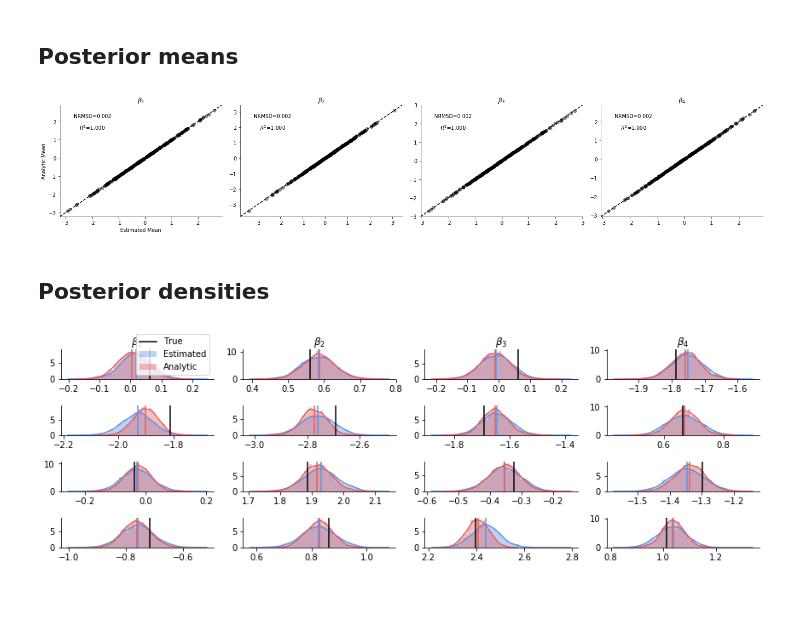
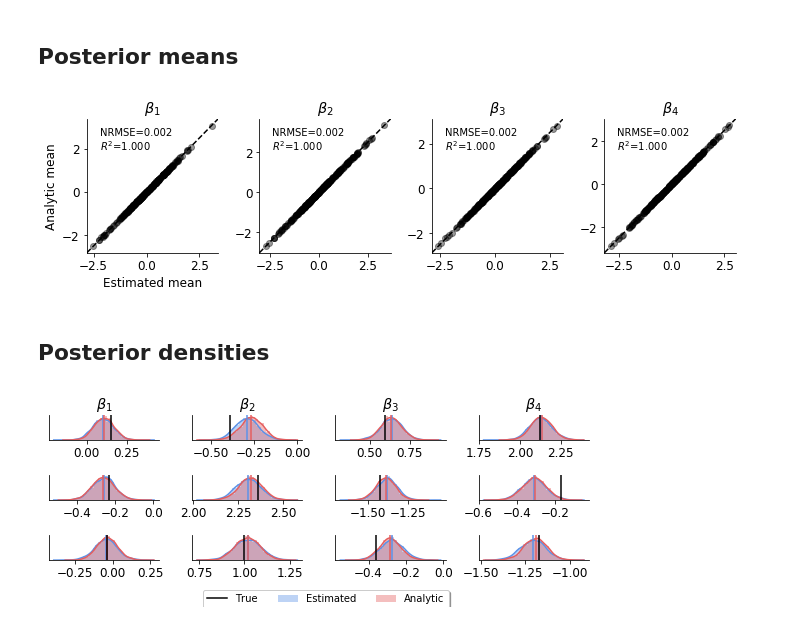
Before and after one commit to stefanradev93/cINN, a Jupyter notebook: 20190413_cINN_Bayesian_Regression_Final.ipynb, the cells around one changed output. Drawn from its saved outputs; the diff is of its cells as text; code cells hidden in the pictures; blank space fills up the shorter version.

```diff
--- a/20190413_cINN_Bayesian_Regression_Final.ipynb
+++ b/20190413_cINN_Bayesian_Regression_Final.ipynb
@@ -76,18 +78,18 @@ class BayesianLinearRegression:
         y = X @ beta + np.random.normal(0., np.sqrt((1/self.a)), n_samples)
         return np.c_[X, y], beta
 
-    def generate_multiple_datasets(self, n_datasets, to_tensor=True, n=None):
+    def generate_multiple_datasets(self, n_datasets, to_tensor=True, n_points=None):
         """Generates multiple regression datasets by calling generate_data() multiple times."""
 
         # Draw n from U(50, 500), if n not fixed
-        if n is None:
-            n = np.random.randint(50, 501)
+        if n_points is None:
+            n_points = np.random.randint(50, 501)
 
-        X = np.zeros((n_datasets, n, self.theta_dim+1))
+        X = np.zeros((n_datasets, n_points, self.theta_dim+1))
         betas = np.zeros((n_datasets, self.theta_dim))
 
         for i in range(n_datasets):
-            D, beta = self.generate_data(n)
+            D, beta = self.generate_data(n_points)
             X[i] = D
             betas[i] = beta
         if to_tensor:
@@ -106,7 +108,6 @@ class BayesianLinearRegression:
             true_vars[i, :] = np.diag(post.cov)
         return true_means, true_vars
 
-
     def posterior_beta(self, D, n_samples=None):
         """Computes the posterior of beta given data as described above."""
 
@@ -122,9 +123,9 @@ class BayesianLinearRegression:
             return stats.multivariate_normal(mu, cov)
         return stats.multivariate_normal(mu, cov).rvs(n_samples)
 
-    def __call__(self, n_datasets, to_tensor=True, n=None):
+    def __call__(self, n_datasets, to_tensor=True, n_points=None):
         """Makes instances of the class callable."""
-        return self.generate_multiple_datasets(n_datasets, to_tensor=True, n=n)
+        return self.generate_multiple_datasets(n_datasets, to_tensor=True, n_points=n_points)
 # %% [markdown]
 # Functions
 # %% [markdown]
@@ -264,6 +448,7 @@ inv_meta = {
 }
 
 # --- Training hyperparameters --- #
+train = False
 params_names = [r'$\beta_{1}$', r'$\beta_{2}$', r'$\beta_{3}$', r'$\beta_{4}$']
 theta_dim = 4
 global_step = tfe.Variable(0, dtype=tf.int32)
@@ -273,8 +458,8 @@ epochs = 100
 iterations_per_epoch = 1000
 n_inv_blocks = 10
 n_test = 300
-n_test2 = 4
-n_samples_posterior = 3000
+n_test2 = 3
+n_samples_posterior = 2000
 verbose_each = 100
 starter_learning_rate = 0.001
 decay_steps = 10000
@@ -306,8 +491,9 @@ Initializing from scratch.
 # %% [markdown]
 ## Test Data
 # %%
-X_test, theta_test = bayesian_regression(n_test, n=250)
-X_test2, theta_test2 = bayesian_regression(n_test2, n=250)
+X_test, theta_test = bayesian_regression(n_test, n_points=250)
+# %%
+X_test2, theta_test2 = bayesian_regression(n_test2, n_points=250)
 # %% [markdown]
 ## Test Untrained Model
 # %%
@@ -347,14 +533,14 @@ for ep in range(1, epochs+1):
 # %% [markdown]
 ## Posterior means
 # %%
-plot_true_est_scatter(model, bayesian_regression, n_samples_posterior, X_test, theta_test, params_names)
+plot_true_est_scatter(model, bayesian_regression, n_samples_posterior,
+                      X_test, theta_test, params_names, figsize=(10, 3),filename='Regression')
 # %% [output]
-[figure, old version]
+[figure, new version]
 # %% [markdown]
 ## Posterior densities
 # %%
-X_test2, theta_test2 = bayesian_regression(3, n=250)
 plot_true_est_posterior(model, bayesian_regression, n_samples_posterior,
-                        theta_test2, X_test2, params_names, figsize=(12, 4))
+                        theta_test2, X_test2, params_names, figsize=(8, 3), filename='Regression')
 # %% [output]
-[figure, old version]
+[figure, new version]
```
Also changed, not shown: parts of 24 cells of this notebook, 32 other files.
